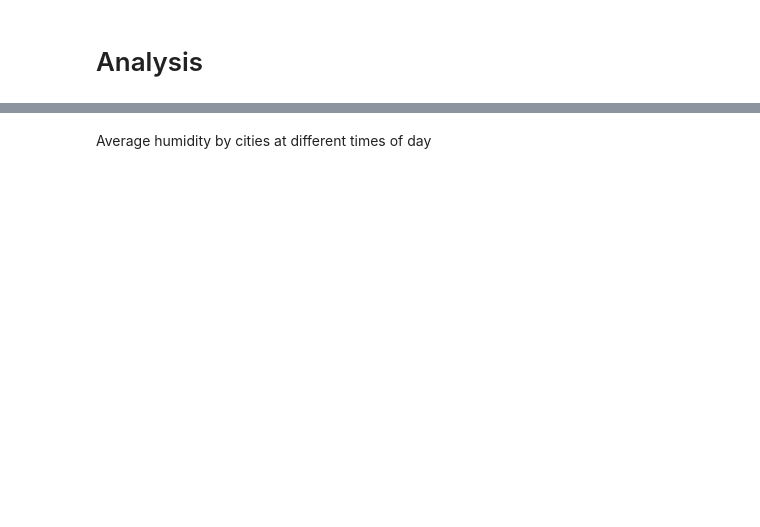
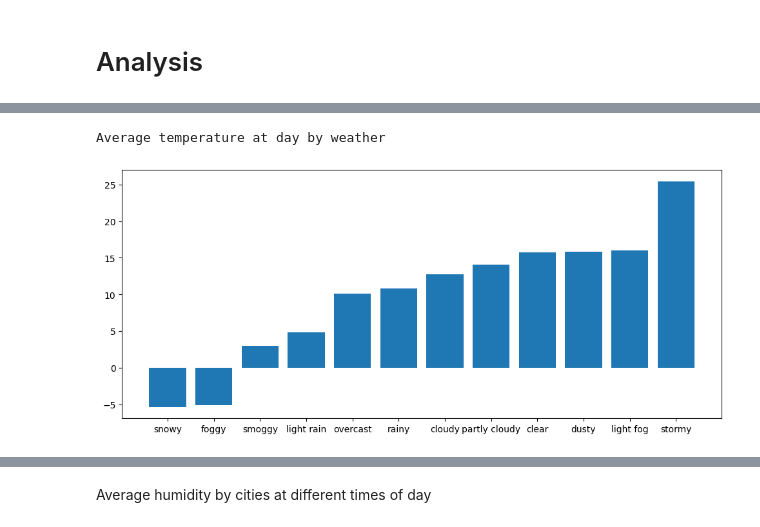
Before and after one commit to olzhas547/Kazakhstan_weather_analytics, a Jupyter notebook: analysis.ipynb, the cells around one changed output, grey strips where cells are left out. Cells and saved outputs as stored; diff of their text form; code cells hidden in the pictures; blank space fills up the shorter version.

```diff
--- a/analysis.ipynb
+++ b/analysis.ipynb
@@ -369,0 +352,7 @@ Average atmospheric presssure by cities at different times of day
+# %%
+def avg_by_weather(param: str):
+    print(f'Average {full_labels[param]} at day by weather')
+    temp = df.select('weather_day', f'{param}_day').groupBy('weather_day').agg(round(avg(f'{param}_day'), 2).alias('AVG')).orderBy('avg').toPandas()
+    fig = plt.figure(figsize = (12, 5))
+    plt.bar(temp['weather_day'], temp['AVG'])
+    plt.show()
@@ -392,0 +392,5 @@ press_night
+# %%
+avg_by_weather('temp')
+# %% [output]
+Average temperature at day by weather
+[figure, added]
```
Also changed, not shown: parts of 42 cells of this notebook, 1 other file.
